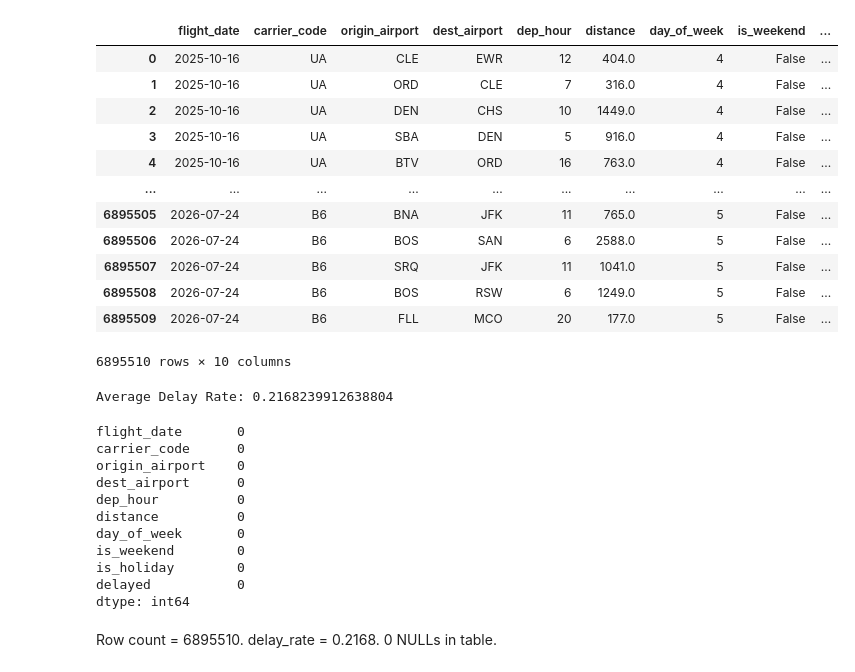
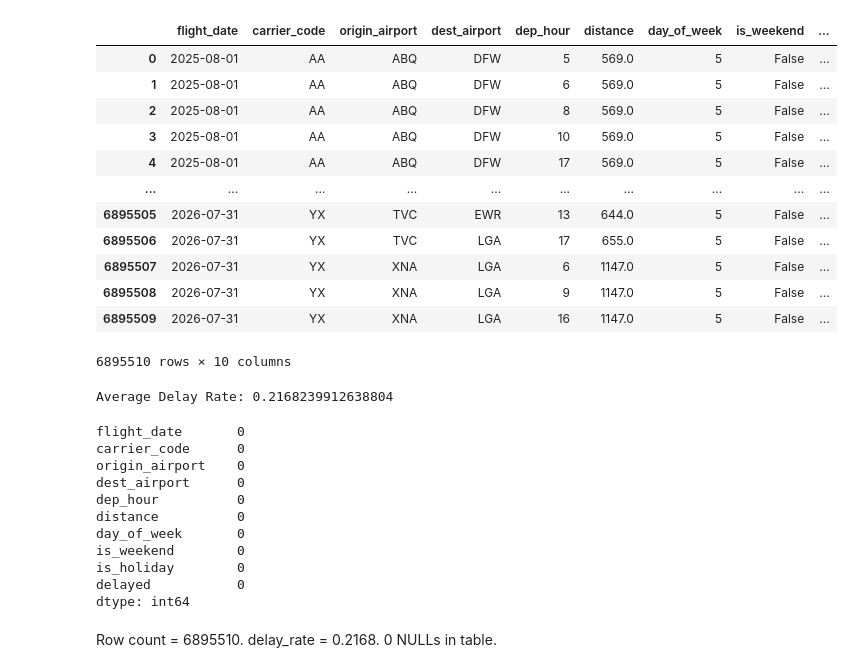
Before and after one commit to owenwikel/Flight-Delay-Analytics-Pipeline, a Jupyter notebook: 06_model.ipynb, the cells around one changed output. Cells and saved outputs as stored; diff of their text form; code cells hidden in the pictures.

```diff
--- a/06_model.ipynb
+++ b/06_model.ipynb
@@ -4,23 +19,23 @@ con = duckdb.connect("data/flights.duckdb")
 # %%
 model_df = con.execute('''SELECT flight_date, carrier_code, origin_airport, dest_airport, dep_hour, distance, day_of_week, is_weekend, is_holiday, delayed FROM fact_flights
- LEFT JOIN dim_date ON flight_date = date WHERE delayed IS NOT NULL''').df()
+ LEFT JOIN dim_date ON flight_date = date WHERE delayed IS NOT NULL ORDER BY flight_date, carrier_code, origin_airport, dest_airport, dep_hour, distance, day_of_week, is_weekend, is_holiday, delayed ''').df()
 display(model_df)
 assert(0.2 < model_df["delayed"].mean() < 0.25)
 print("Average Delay Rate:", model_df["delayed"].mean())
 model_df.isna().sum() # We have no nulls
 # %% [output]
 |  | flight_date | carrier_code | origin_airport | dest_airport | dep_hour | distance | day_of_week | is_weekend | ... |
-| 0 | 2025-10-16 | UA | CLE | EWR | 12 | 404.0 | 4 | False | ... |
-| 1 | 2025-10-16 | UA | ORD | CLE | 7 | 316.0 | 4 | False | ... |
-| 2 | 2025-10-16 | UA | DEN | CHS | 10 | 1449.0 | 4 | False | ... |
-| 3 | 2025-10-16 | UA | SBA | DEN | 5 | 916.0 | 4 | False | ... |
-| 4 | 2025-10-16 | UA | BTV | ORD | 16 | 763.0 | 4 | False | ... |
+| 0 | 2025-08-01 | AA | ABQ | DFW | 5 | 569.0 | 5 | False | ... |
+| 1 | 2025-08-01 | AA | ABQ | DFW | 6 | 569.0 | 5 | False | ... |
+| 2 | 2025-08-01 | AA | ABQ | DFW | 8 | 569.0 | 5 | False | ... |
+| 3 | 2025-08-01 | AA | ABQ | DFW | 10 | 569.0 | 5 | False | ... |
+| 4 | 2025-08-01 | AA | ABQ | DFW | 17 | 569.0 | 5 | False | ... |
 | ... | ... | ... | ... | ... | ... | ... | ... | ... | ... |
-| 6895505 | 2026-07-24 | B6 | BNA | JFK | 11 | 765.0 | 5 | False | ... |
-| 6895506 | 2026-07-24 | B6 | BOS | SAN | 6 | 2588.0 | 5 | False | ... |
-| 6895507 | 2026-07-24 | B6 | SRQ | JFK | 11 | 1041.0 | 5 | False | ... |
-| 6895508 | 2026-07-24 | B6 | BOS | RSW | 6 | 1249.0 | 5 | False | ... |
-| 6895509 | 2026-07-24 | B6 | FLL | MCO | 20 | 177.0 | 5 | False | ... |
+| 6895505 | 2026-07-31 | YX | TVC | EWR | 13 | 644.0 | 5 | False | ... |
+| 6895506 | 2026-07-31 | YX | TVC | LGA | 17 | 655.0 | 5 | False | ... |
+| 6895507 | 2026-07-31 | YX | XNA | LGA | 6 | 1147.0 | 5 | False | ... |
+| 6895508 | 2026-07-31 | YX | XNA | LGA | 9 | 1147.0 | 5 | False | ... |
+| 6895509 | 2026-07-31 | YX | XNA | LGA | 16 | 1147.0 | 5 | False | ... |
 6895510 rows × 10 columns
 Average Delay Rate: 0.2168239912638804
 flight_date       0
```
Also changed, not shown: parts of 18 cells of this notebook.
